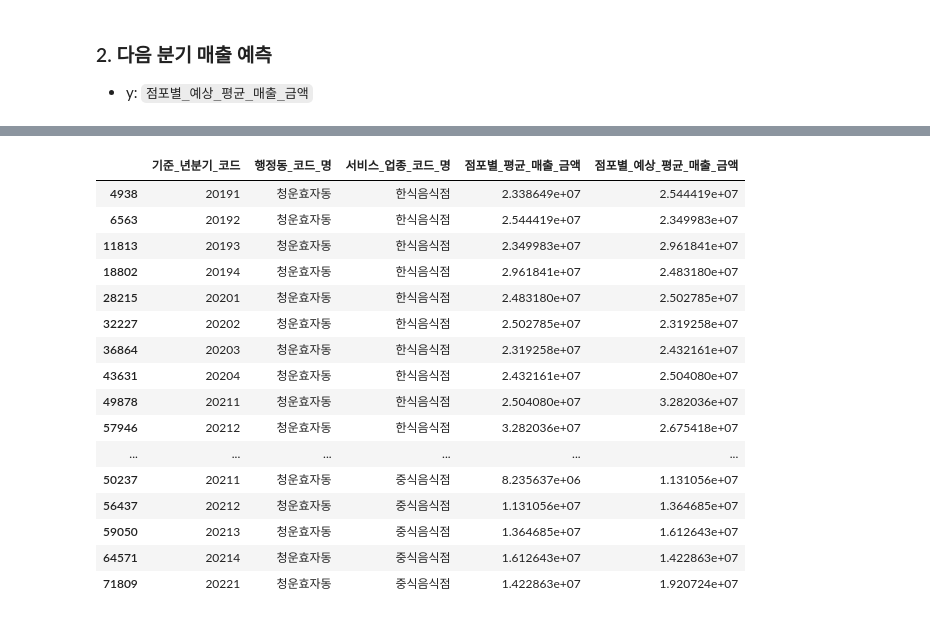
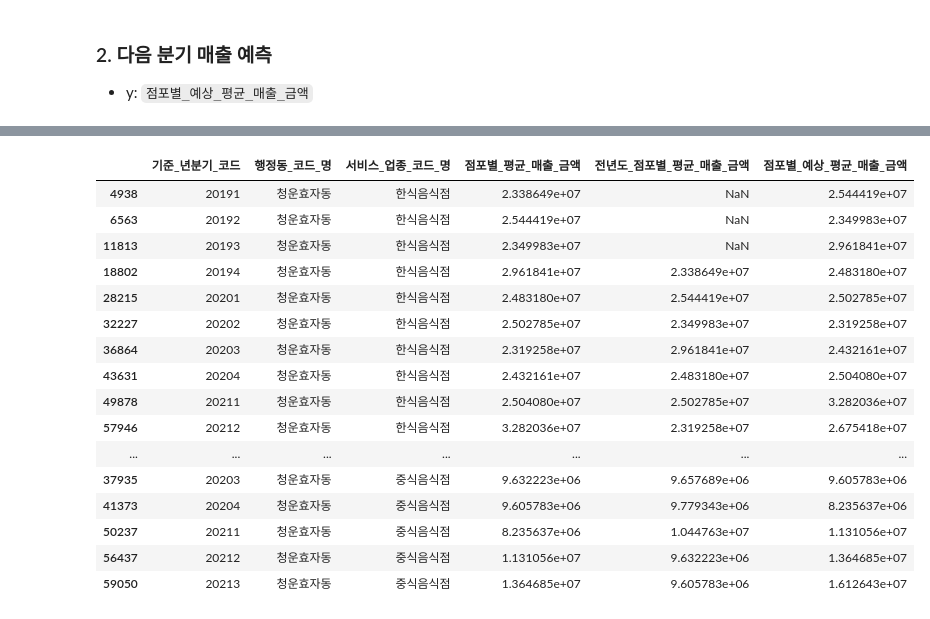
Before and after one commit to KT-AIvle-4th-Big-Project-Team2/SAI, a Jupyter notebook: Modeling/data cleansing_행정동.ipynb, the cells around one changed output, grey strips where cells are left out. Saved outputs shown, nothing was run; the diff lists cells and outputs as text; code cells hidden in the pictures.

```diff
--- a/Modeling/data cleansing_행정동.ipynb
+++ b/Modeling/data cleansing_행정동.ipynb
@@ -1109,6 +1106,6 @@ estimate.to_csv('../../data/preprocessed data/dong_service_data_estimate.csv', i
 ### 2. 다음 분기 매출 예측
 - y: `점포별_예상_평균_매출_금액`
 # %%
-predict = pd.read_csv('../../data/preprocessed data/dong_service_data_estimate.csv')
+predict = pd.read_csv('../../data/preprocessed data/dong_service_data.csv')
 predict.shape
 # %% [output]
@@ -1115,0 +1113,15 @@ predict.shape
+# %%
+drop_cols = ['당월_매출_금액', '당월_매출_건수', '주중_매출_금액', '주말_매출_금액',
+       '월요일_매출_금액', '화요일_매출_금액', '수요일_매출_금액', '목요일_매출_금액', '금요일_매출_금액',
+       '토요일_매출_금액', '일요일_매출_금액', '시간대_00~06_매출_금액', '시간대_06~11_매출_금액',
+       '시간대_11~14_매출_금액', '시간대_14~17_매출_금액', '시간대_17~21_매출_금액',
+       '시간대_21~24_매출_금액', '남성_매출_금액', '여성_매출_금액', '연령대_10_매출_금액',
+       '연령대_20_매출_금액', '연령대_30_매출_금액', '연령대_40_매출_금액', '연령대_50_매출_금액',
+       '연령대_60_이상_매출_금액', '주중_매출_건수', '주말_매출_건수', '월요일_매출_건수', '화요일_매출_건수',
+       '수요일_매출_건수', '목요일_매출_건수', '금요일_매출_건수', '토요일_매출_건수', '일요일_매출_건수',
+       '시간대_건수~06_매출_건수', '시간대_건수~11_매출_건수', '시간대_건수~14_매출_건수',
+       '시간대_건수~17_매출_건수', '시간대_건수~21_매출_건수', '시간대_건수~24_매출_건수', '남성_매출_건수',
+       '여성_매출_건수', '연령대_10_매출_건수', '연령대_20_매출_건수', '연령대_30_매출_건수',
+       '연령대_40_매출_건수', '연령대_50_매출_건수', '연령대_60_이상_매출_건수']
+
+print(len(drop_cols))
@@ -1115,0 +1130,3 @@ predict.shape
+# %%
+predict = predict.drop(columns=drop_cols)
+print(predict.shape)
@@ -1116,26 +1141,28 @@ predict.shape
 # %%
-# '점포별_예상_평균_매출_금액' 컬럼 생성
 predict = predict.sort_values(by=['행정동_코드', '서비스_업종_코드', '기준_년분기_코드'])
-predict['점포별_예상_평균_매출_금액'] = predict['점포별_평균_매출_금액'].shift(-1)
-predict = predict[predict['기준_년분기_코드'] < 20232]
+
+predict['점포별_예상_평균_매출_금액'] = predict['점포별_평균_매출_금액'].shift(-1) # '점포별_예상_평균_매출_금액' 컬럼 생성
+predict['전년도_점포별_평균_매출_금액'] = predict['점포별_평균_매출_금액'].shift(3) # '전년도_점포별_평균_매출_금액' 컬럼 생성
+
+# predict = predict[(20194 < predict['기준_년분기_코드']) & (predict['기준_년분기_코드'] < 20233)]
 # %%
-predict[['기준_년분기_코드', '행정동_코드_명', '서비스_업종_코드_명', '점포별_평균_매출_금액', '점포별_예상_평균_매출_금액']].head(30)
+predict[['기준_년분기_코드', '행정동_코드_명', '서비스_업종_코드_명', '점포별_평균_매출_금액', '전년도_점포별_평균_매출_금액','점포별_예상_평균_매출_금액']].head(30)
 # %% [output]
-|  | 기준_년분기_코드 | 행정동_코드_명 | 서비스_업종_코드_명 | 점포별_평균_매출_금액 | 점포별_예상_평균_매출_금액 |
-| 4938 | 20191 | 청운효자동 | 한식음식점 | 2.338649e+07 | 2.544419e+07 |
-| 6563 | 20192 | 청운효자동 | 한식음식점 | 2.544419e+07 | 2.349983e+07 |
-| 11813 | 20193 | 청운효자동 | 한식음식점 | 2.349983e+07 | 2.961841e+07 |
-| 18802 | 20194 | 청운효자동 | 한식음식점 | 2.961841e+07 | 2.483180e+07 |
-| 28215 | 20201 | 청운효자동 | 한식음식점 | 2.483180e+07 | 2.502785e+07 |
-| 32227 | 20202 | 청운효자동 | 한식음식점 | 2.502785e+07 | 2.319258e+07 |
-| 36864 | 20203 | 청운효자동 | 한식음식점 | 2.319258e+07 | 2.432161e+07 |
-| 43631 | 20204 | 청운효자동 | 한식음식점 | 2.432161e+07 | 2.504080e+07 |
-| 49878 | 20211 | 청운효자동 | 한식음식점 | 2.504080e+07 | 3.282036e+07 |
-| 57946 | 20212 | 청운효자동 | 한식음식점 | 3.282036e+07 | 2.675418e+07 |
-| ... | ... | ... | ... | ... | ... |
-| 50237 | 20211 | 청운효자동 | 중식음식점 | 8.235637e+06 | 1.131056e+07 |
-| 56437 | 20212 | 청운효자동 | 중식음식점 | 1.131056e+07 | 1.364685e+07 |
-| 59050 | 20213 | 청운효자동 | 중식음식점 | 1.364685e+07 | 1.612643e+07 |
-| 64571 | 20214 | 청운효자동 | 중식음식점 | 1.612643e+07 | 1.422863e+07 |
-| 71809 | 20221 | 청운효자동 | 중식음식점 | 1.422863e+07 | 1.920724e+07 |
+|  | 기준_년분기_코드 | 행정동_코드_명 | 서비스_업종_코드_명 | 점포별_평균_매출_금액 | 전년도_점포별_평균_매출_금액 | 점포별_예상_평균_매출_금액 |
+| 4938 | 20191 | 청운효자동 | 한식음식점 | 2.338649e+07 | NaN | 2.544419e+07 |
+| 6563 | 20192 | 청운효자동 | 한식음식점 | 2.544419e+07 | NaN | 2.349983e+07 |
+| 11813 | 20193 | 청운효자동 | 한식음식점 | 2.349983e+07 | NaN | 2.961841e+07 |
+| 18802 | 20194 | 청운효자동 | 한식음식점 | 2.961841e+07 | 2.338649e+07 | 2.483180e+07 |
+| 28215 | 20201 | 청운효자동 | 한식음식점 | 2.483180e+07 | 2.544419e+07 | 2.502785e+07 |
+| 32227 | 20202 | 청운효자동 | 한식음식점 | 2.502785e+07 | 2.349983e+07 | 2.319258e+07 |
+| 36864 | 20203 | 청운효자동 | 한식음식점 | 2.319258e+07 | 2.961841e+07 | 2.432161e+07 |
+| 43631 | 20204 | 청운효자동 | 한식음식점 | 2.432161e+07 | 2.483180e+07 | 2.504080e+07 |
+| 49878 | 20211 | 청운효자동 | 한식음식점 | 2.504080e+07 | 2.502785e+07 | 3.282036e+07 |
+| 57946 | 20212 | 청운효자동 | 한식음식점 | 3.282036e+07 | 2.319258e+07 | 2.675418e+07 |
+| ... | ... | ... | ... | ... | ... | ... |
+| 37935 | 20203 | 청운효자동 | 중식음식점 | 9.632223e+06 | 9.657689e+06 | 9.605783e+06 |
+| 41373 | 20204 | 청운효자동 | 중식음식점 | 9.605783e+06 | 9.779343e+06 | 8.235637e+06 |
+| 50237 | 20211 | 청운효자동 | 중식음식점 | 8.235637e+06 | 1.044763e+07 | 1.131056e+07 |
+| 56437 | 20212 | 청운효자동 | 중식음식점 | 1.131056e+07 | 9.632223e+06 | 1.364685e+07 |
+| 59050 | 20213 | 청운효자동 | 중식음식점 | 1.364685e+07 | 9.605783e+06 | 1.612643e+07 |
 # %%
```
Also changed, not shown: parts of 69 cells of this notebook.
